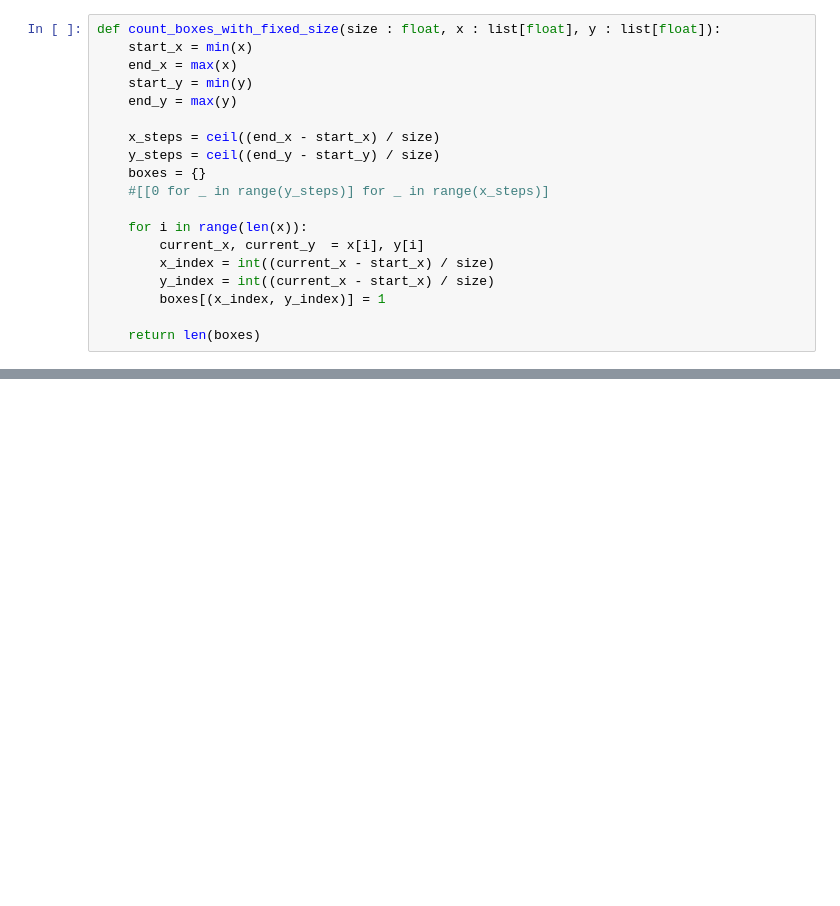
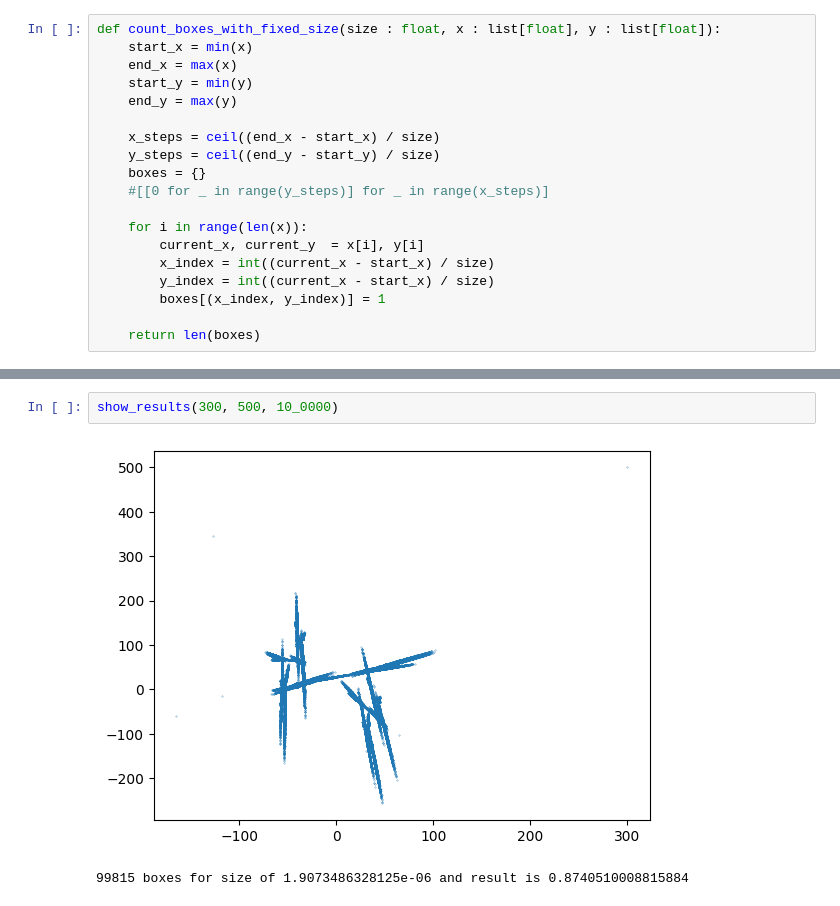
Before and after one commit to yaggod/MathModellingTasks, a Jupyter notebook: Task4/Part2.ipynb, the cells around one changed output, grey strips where cells are left out. Saved outputs shown, nothing was run; the diff lists cells and outputs as text; blank space fills up the shorter version.

```diff
--- a/Task4/Part2.ipynb
+++ b/Task4/Part2.ipynb
@@ -88,0 +83,5 @@ show_results(10, 10, 10000)
+# %%
+show_results(300, 500, 10_0000)
+# %% [output]
+[figure, added]
+99815 boxes for size of 1.9073486328125e-06 and result is 0.8740510008815884
```
Also changed, not shown: parts of 4 cells of this notebook.
